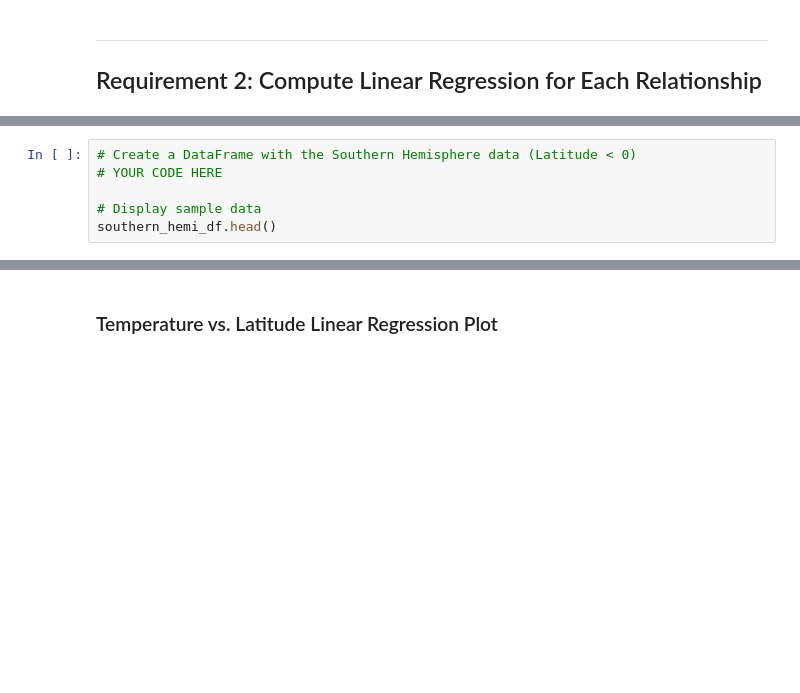
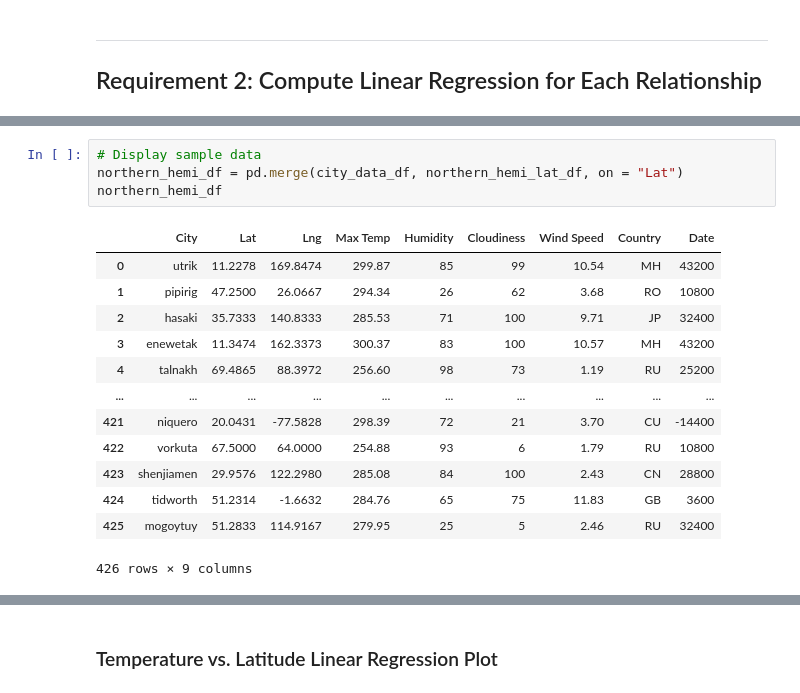
Before and after one commit to Siggy0002/python-api-challenge, a Jupyter notebook: WeatherPy/WeatherPy.ipynb, the cells around one changed output, grey strips where cells are left out. Cells and saved outputs as stored; diff of their text form; blank space fills up the shorter version.

```diff
--- a/WeatherPy/WeatherPy.ipynb
+++ b/WeatherPy/WeatherPy.ipynb
@@ -348,6 +356,18 @@ SyntaxError: expected ':' (3136464514.py, line 2)
-# %%
-# Create a DataFrame with the Southern Hemisphere data (Latitude < 0)
-# YOUR CODE HERE
-
-# Display sample data
-southern_hemi_df.head()
+# %%
+# Display sample data
+northern_hemi_df = pd.merge(city_data_df, northern_hemi_lat_df, on = "Lat")
+northern_hemi_df
+# %% [output]
+|  | City | Lat | Lng | Max Temp | Humidity | Cloudiness | Wind Speed | Country | Date |
+| 0 | utrik | 11.2278 | 169.8474 | 299.87 | 85 | 99 | 10.54 | MH | 43200 |
+| 1 | pipirig | 47.2500 | 26.0667 | 294.34 | 26 | 62 | 3.68 | RO | 10800 |
+| 2 | hasaki | 35.7333 | 140.8333 | 285.53 | 71 | 100 | 9.71 | JP | 32400 |
+| 3 | enewetak | 11.3474 | 162.3373 | 300.37 | 83 | 100 | 10.57 | MH | 43200 |
+| 4 | talnakh | 69.4865 | 88.3972 | 256.60 | 98 | 73 | 1.19 | RU | 25200 |
+| ... | ... | ... | ... | ... | ... | ... | ... | ... | ... |
+| 421 | niquero | 20.0431 | -77.5828 | 298.39 | 72 | 21 | 3.70 | CU | -14400 |
+| 422 | vorkuta | 67.5000 | 64.0000 | 254.88 | 93 | 6 | 1.79 | RU | 10800 |
+| 423 | shenjiamen | 29.9576 | 122.2980 | 285.08 | 84 | 100 | 2.43 | CN | 28800 |
+| 424 | tidworth | 51.2314 | -1.6632 | 284.76 | 65 | 75 | 11.83 | GB | 3600 |
+| 425 | mogoytuy | 51.2833 | 114.9167 | 279.95 | 25 | 5 | 2.46 | RU | 32400 |
+426 rows × 9 columns
```
Also changed, not shown: parts of 18 cells of this notebook, 1 other file.
